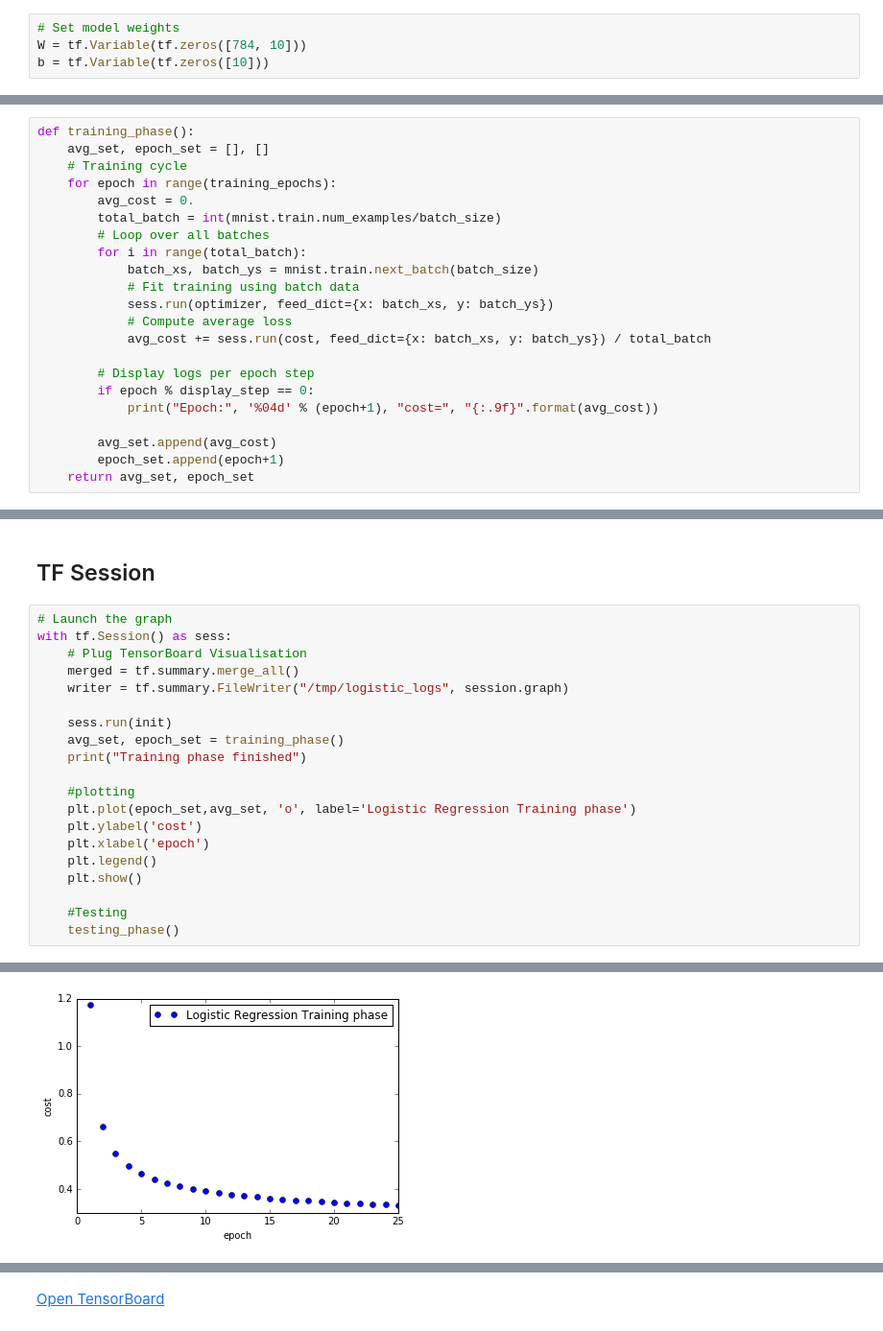
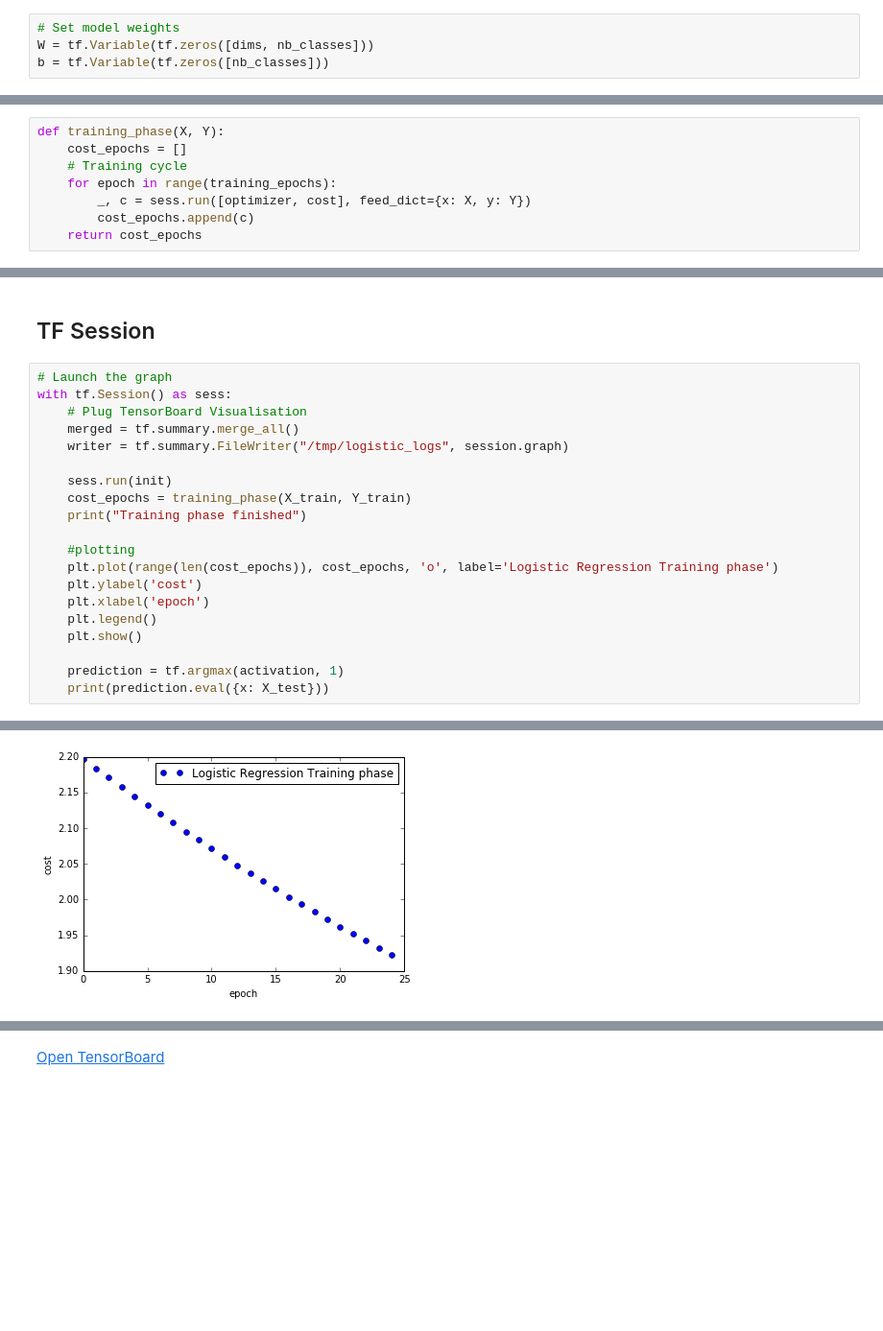
Before and after one commit to leriomaggio/deep-learning-keras-tensorflow, a Jupyter notebook: 1.2 Introduction - Tensorflow.ipynb, the cells around one changed output, grey strips where cells are left out. Shown at 96% size. Saved outputs shown, nothing was run; the diff lists cells and outputs as text; blank space fills up the shorter version.

Commit message:
Intro to tf and keras aligned w/ same examples
Added `kaggle_data.py` module containing all the code for the kaggle Otto Group challenge

```diff
--- a/1.2 Introduction - Tensorflow.ipynb
+++ b/1.2 Introduction - Tensorflow.ipynb
@@ -335,8 +333,8 @@ y = tf.placeholder("float", [None, 10]) # 0-9 digits recognition => 10 classes
 ## The Model
 # %%
 # Set model weights
-W = tf.Variable(tf.zeros([784, 10]))
-b = tf.Variable(tf.zeros([10]))
+W = tf.Variable(tf.zeros([dims, nb_classes]))
+b = tf.Variable(tf.zeros([nb_classes]))
 # %%
 # Construct model
 activation = tf.nn.softmax(tf.matmul(x, W) + b) # Softmax
@@ -352,28 +350,14 @@ optimizer = tf.train.GradientDescentOptimizer(learning_rate).minimize(cost)
 init = tf.global_variables_initializer()
 # %% [markdown]
 ## Learning
-# %%
-def training_phase():
-    avg_set, epoch_set = [], []
-    # Training cycle
-    for epoch in range(training_epochs):
-        avg_cost = 0.
-        total_batch = int(mnist.train.num_examples/batch_size)
-        # Loop over all batches
-        for i in range(total_batch):
-            batch_xs, batch_ys = mnist.train.next_batch(batch_size)
-            # Fit training using batch data
-            sess.run(optimizer, feed_dict={x: batch_xs, y: batch_ys})
-            # Compute average loss
-            avg_cost += sess.run(cost, feed_dict={x: batch_xs, y: batch_ys}) / total_batch
-
-        # Display logs per epoch step
-        if epoch % display_step == 0:
-            print("Epoch:", '%04d' % (epoch+1), "cost=", "{:.9f}".format(avg_cost))
-
-        avg_set.append(avg_cost)
-        epoch_set.append(epoch+1)
-    return avg_set, epoch_set
+# %%
+def training_phase(X, Y):
+    cost_epochs = []
+    # Training cycle
+    for epoch in range(training_epochs):
+        _, c = sess.run([optimizer, cost], feed_dict={x: X, y: Y})
+        cost_epochs.append(c)
+    return cost_epochs
 # %% [markdown]
 ## Prediction
 # %%
@@ -393,16 +377,16 @@ with tf.Session() as sess:
     writer = tf.summary.FileWriter("/tmp/logistic_logs", session.graph)
 
     sess.run(init)
-    avg_set, epoch_set = training_phase()
+    cost_epochs = training_phase(X_train, Y_train)
     print("Training phase finished")
 
     #plotting
-    plt.plot(epoch_set,avg_set, 'o', label='Logistic Regression Training phase')
+    plt.plot(range(len(cost_epochs)), cost_epochs, 'o', label='Logistic Regression Training phase')
     plt.ylabel('cost')
     plt.xlabel('epoch')
     plt.legend()
     plt.show()
 
-    #Testing
-    testing_phase()
+    prediction = tf.argmax(activation, 1)
+    print(prediction.eval({x: X_test}))
 # %% [output]
@@ -425,2 +393,2 @@ Epoch: 0025 cost= 0.332483579
 Training phase finished
-[figure, old version]
+[figure, new version]
```
Also changed, not shown: parts of 20 cells of this notebook, 2 other files.
